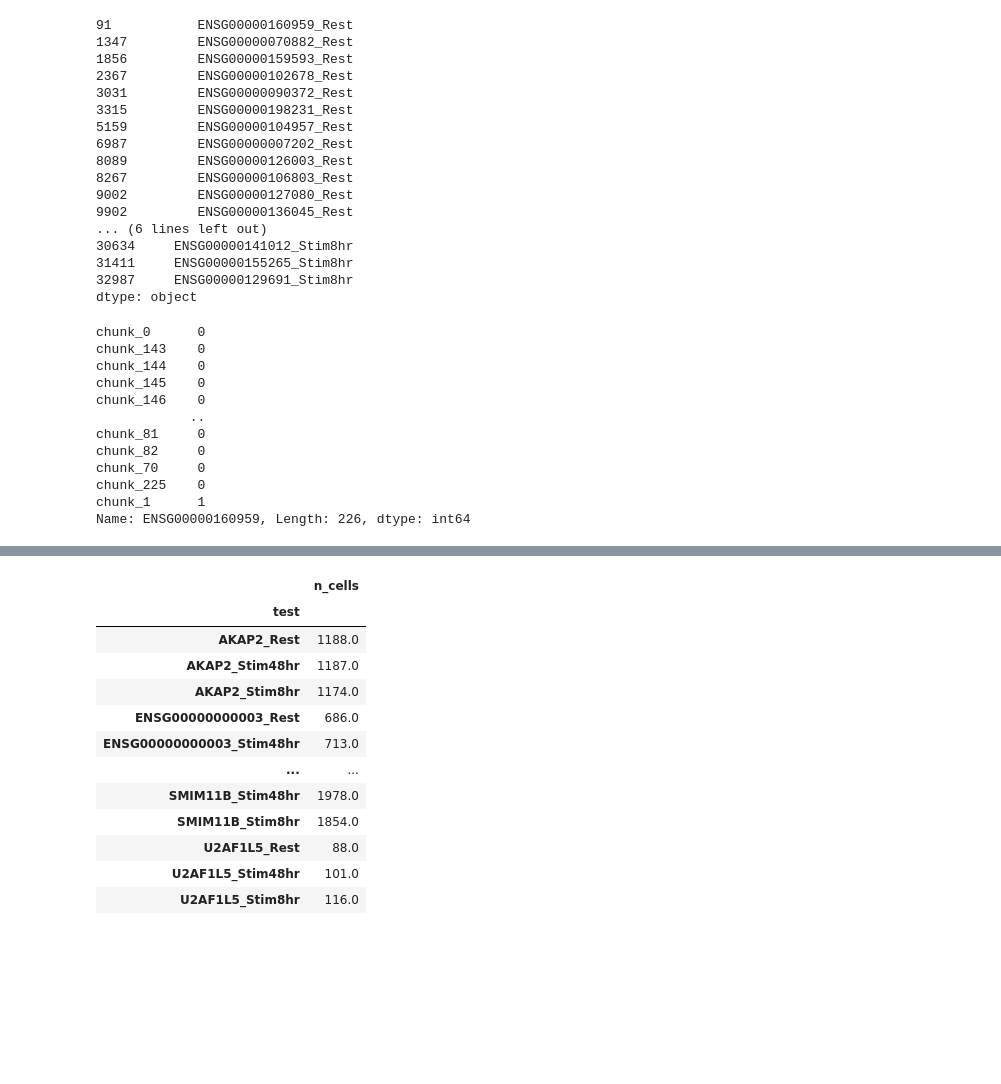
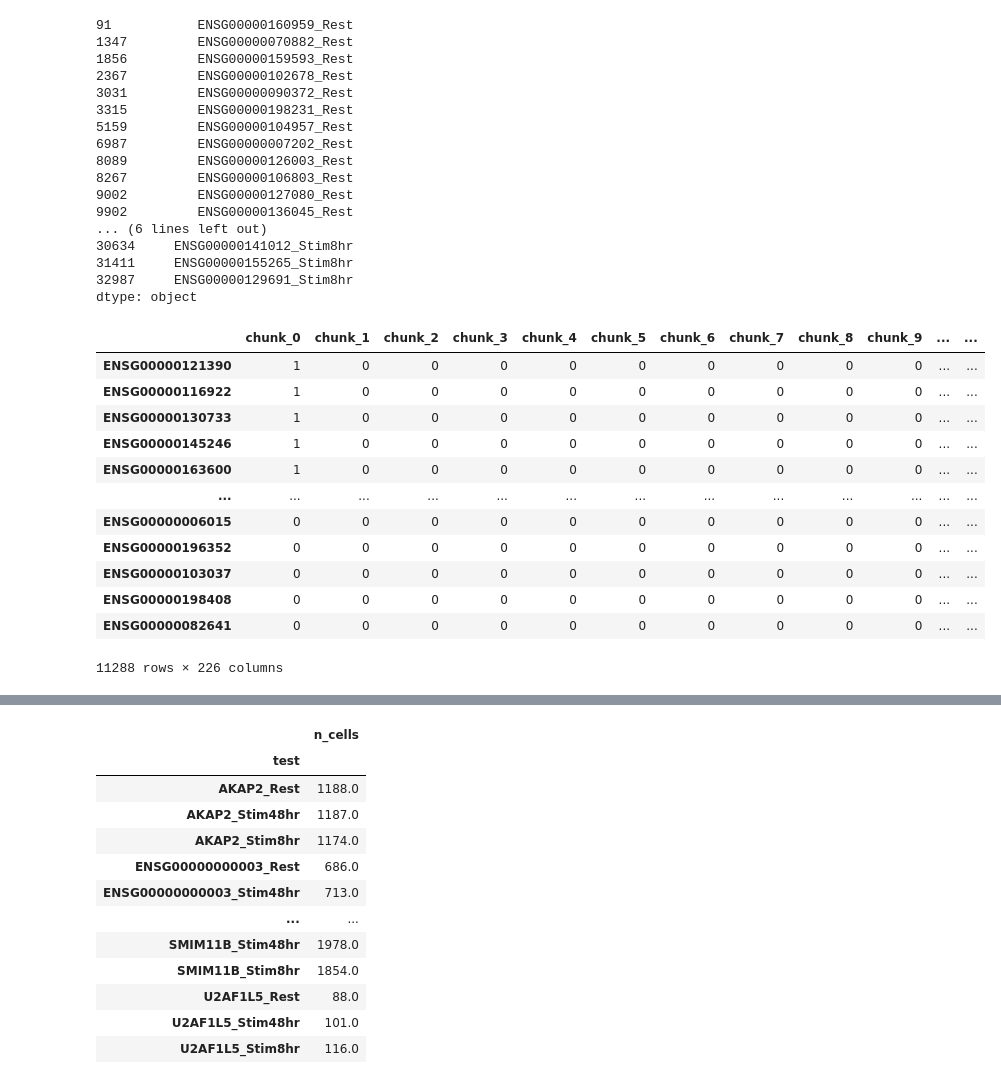
Before and after one commit to emdann/GWT_perturbseq_analysis_2025, a Jupyter notebook: src/3_DE_analysis/prep_DE_by_guide.ipynb, the cells around one changed output, grey strips where cells are left out. Cells and saved outputs as stored; diff of their text form; code cells hidden in the pictures; blank space fills up the shorter version.

```diff
--- a/src/3_DE_analysis/prep_DE_by_guide.ipynb
+++ b/src/3_DE_analysis/prep_DE_by_guide.ipynb
@@ -279,21 +279,22 @@ dtype: object
 # %%
 culture_condition = 'Rest'
 cond_cond = pd.read_csv(f'{datadir}/DE_target2chunk.{culture_condition}.csv.gz', index_col=0)
-# %%
-cond_cond.loc['ENSG00000160959'].sort_values()
-# %% [output]
-chunk_0      0
-chunk_143    0
-chunk_144    0
-chunk_145    0
-chunk_146    0
-            ..
-chunk_81     0
-chunk_82     0
-chunk_70     0
-chunk_225    0
-chunk_1      1
-Name: ENSG00000160959, Length: 226, dtype: int64
+# %%
+cond_cond
+# %% [output]
+|  | chunk_0 | chunk_1 | chunk_2 | chunk_3 | chunk_4 | chunk_5 | chunk_6 | chunk_7 | chunk_8 | chunk_9 | ... | ... |
+| ENSG00000121390 | 1 | 0 | 0 | 0 | 0 | 0 | 0 | 0 | 0 | 0 | ... | ... |
+| ENSG00000116922 | 1 | 0 | 0 | 0 | 0 | 0 | 0 | 0 | 0 | 0 | ... | ... |
+| ENSG00000130733 | 1 | 0 | 0 | 0 | 0 | 0 | 0 | 0 | 0 | 0 | ... | ... |
+| ENSG00000145246 | 1 | 0 | 0 | 0 | 0 | 0 | 0 | 0 | 0 | 0 | ... | ... |
+| ENSG00000163600 | 1 | 0 | 0 | 0 | 0 | 0 | 0 | 0 | 0 | 0 | ... | ... |
+| ... | ... | ... | ... | ... | ... | ... | ... | ... | ... | ... | ... | ... |
+| ENSG00000006015 | 0 | 0 | 0 | 0 | 0 | 0 | 0 | 0 | 0 | 0 | ... | ... |
+| ENSG00000196352 | 0 | 0 | 0 | 0 | 0 | 0 | 0 | 0 | 0 | 0 | ... | ... |
+| ENSG00000103037 | 0 | 0 | 0 | 0 | 0 | 0 | 0 | 0 | 0 | 0 | ... | ... |
+| ENSG00000198408 | 0 | 0 | 0 | 0 | 0 | 0 | 0 | 0 | 0 | 0 | ... | ... |
+| ENSG00000082641 | 0 | 0 | 0 | 0 | 0 | 0 | 0 | 0 | 0 | 0 | ... | ... |
+11288 rows × 226 columns
 # %%
 de_results_dir = datadir + f'/DE_results_all_confounders/tmp/'
 file = de_results_dir + 'DE_results.Rest.chunk_1.csv.gz'
```
Also changed, not shown: 2 other files.
